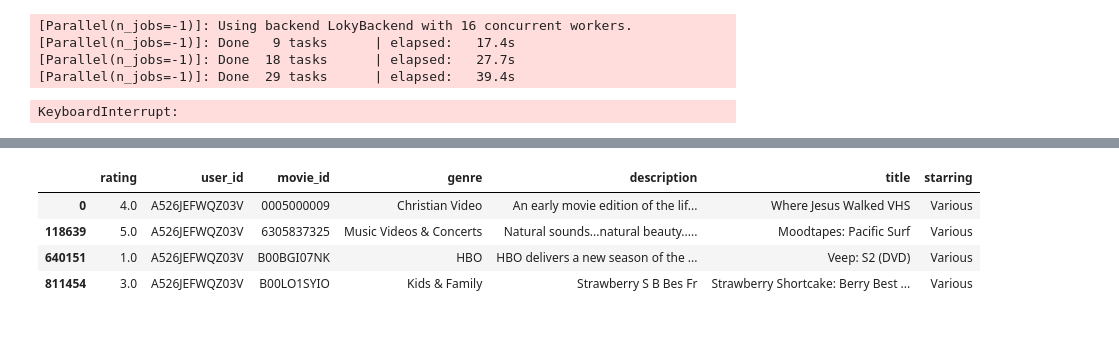
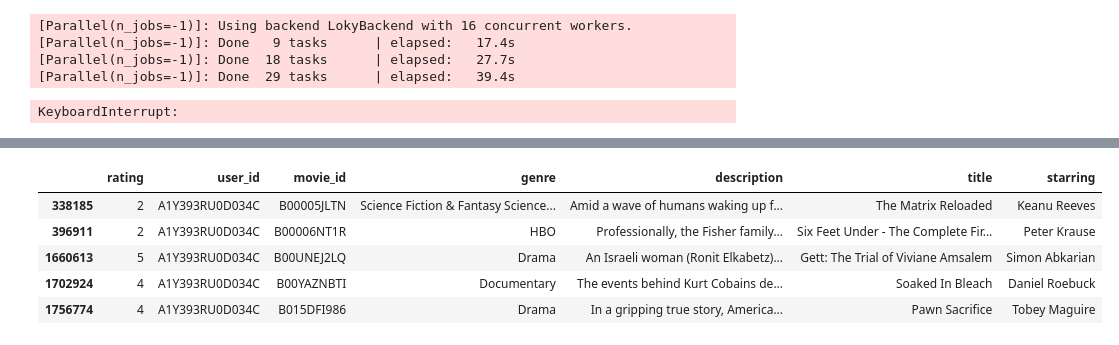
Before and after one commit to ImMaxRoss/film_finder, a Jupyter notebook: collab_model.ipynb, the cells around one changed output, grey strips where cells are left out. Saved outputs shown, nothing was run; the diff lists cells and outputs as text; code cells hidden in the pictures.

```diff
--- a/collab_model.ipynb
+++ b/collab_model.ipynb
@@ -45,0 +83,6 @@ memory usage: 29.0+ MB
+# %%
+all_vid = df['movie_id'].unique().tolist()
+df_movies = movies_df[movies_df['movie_id'].isin(all_vid)]
+df_movies.dropna(subset='genre', inplace=True)
+df_movies.dropna(subset='title', inplace=True)
+df_movies.info()
@@ -45,0 +102,4 @@ memory usage: 29.0+ MB
+# %%
+all_vid2 = df_movies['movie_id'].unique().tolist()
+df2 = df[df['movie_id'].isin(all_vid2)]
+df2.info()
@@ -45,0 +117,4 @@ memory usage: 29.0+ MB
+# %%
+#df2.drop_duplicates(subset=['user_id', 'movie_id'], keep='first', inplace=True)
+df2 = df2[df2['user_id'].isin(df2['user_id'].value_counts()[df2['user_id'].value_counts() >= 5].index)]
+df2.info()
@@ -207,5 +324,5 @@ movies_df.head()
 # %%
-df_movies = pd.merge(df, movies_df, on='movie_id', how='right')
-df_movies.info()
+merged_df = pd.merge(df2, df_movies, on="movie_id", how="left")
+merged_df.info()
 # %% [output]
 <class 'pandas.core.frame.DataFrame'>
@@ -245,8 +385,9 @@ See the caveats in the documentation: https://pandas.pydata.org/pandas-docs/stab
 # %%
-df_movies.loc[df_movies['user_id'] == 'A526JEFWQZ03V']
+merged_df.loc[merged_df['user_id'] == 'A1Y393RU0D034C']
 # %% [output]
 |  | rating | user_id | movie_id | genre | description | title | starring |
-| 0 | 4.0 | A526JEFWQZ03V | 0005000009 | Christian Video | An early movie edition of the lif... | Where Jesus Walked VHS | Various |
-| 118639 | 5.0 | A526JEFWQZ03V | 6305837325 | Music Videos & Concerts | Natural sounds...natural beauty..... | Moodtapes: Pacific Surf | Various |
-| 640151 | 1.0 | A526JEFWQZ03V | B00BGI07NK | HBO | HBO delivers a new season of the ... | Veep: S2 (DVD) | Various |
-| 811454 | 3.0 | A526JEFWQZ03V | B00LO1SYIO | Kids & Family | Strawberry S B Bes Fr | Strawberry Shortcake: Berry Best ... | Various |
+| 338185 | 2 | A1Y393RU0D034C | B00005JLTN | Science Fiction & Fantasy Science... | Amid a wave of humans waking up f... | The Matrix Reloaded | Keanu Reeves |
+| 396911 | 2 | A1Y393RU0D034C | B00006NT1R | HBO | Professionally, the Fisher family... | Six Feet Under - The Complete Fir... | Peter Krause |
+| 1660613 | 5 | A1Y393RU0D034C | B00UNEJ2LQ | Drama | An Israeli woman (Ronit Elkabetz)... | Gett: The Trial of Viviane Amsalem | Simon Abkarian |
+| 1702924 | 4 | A1Y393RU0D034C | B00YAZNBTI | Documentary | The events behind Kurt Cobains de... | Soaked In Bleach | Daniel Roebuck |
+| 1756774 | 4 | A1Y393RU0D034C | B015DFI986 | Drama | In a gripping true story, America... | Pawn Sacrifice | Tobey Maguire |
```
Also changed, not shown: parts of 34 cells of this notebook, 5 other files.
